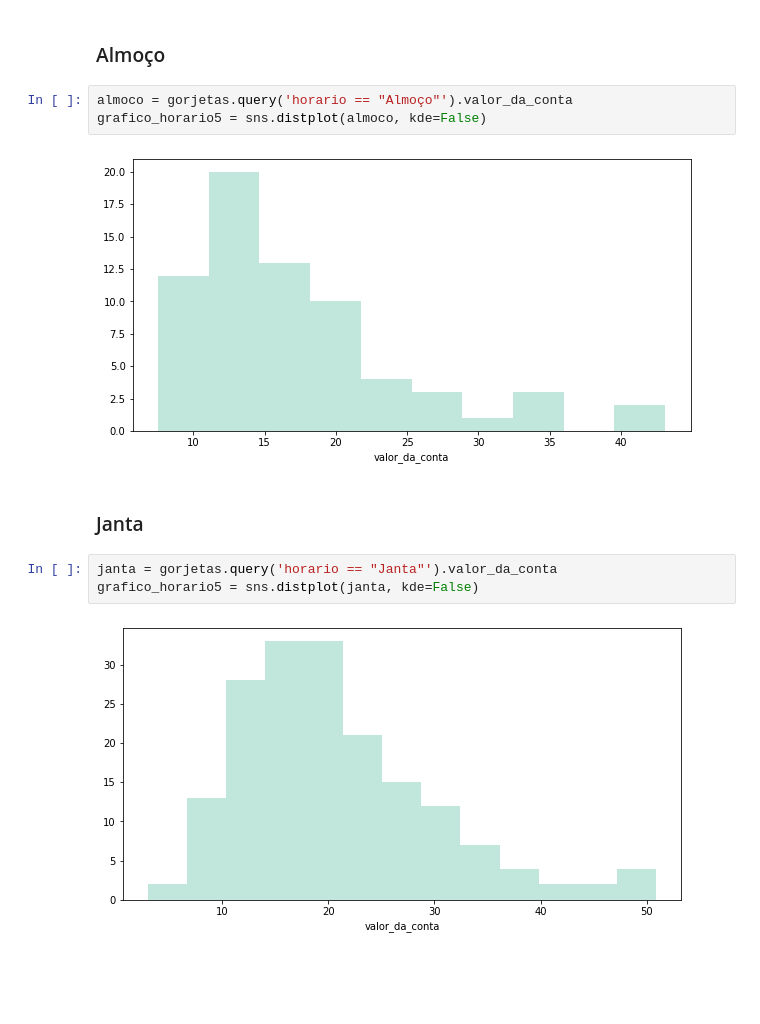
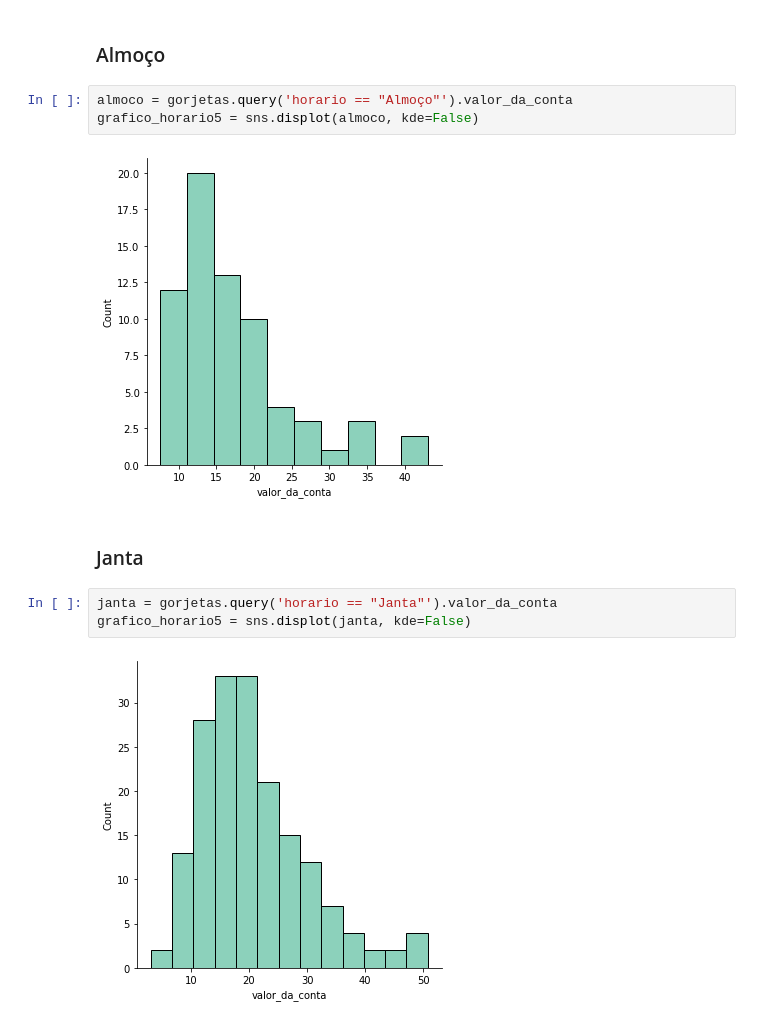
Before and after one commit to strawndri/data-visualization, a Jupyter notebook: Notebooks/Gorjetas.ipynb, the cells around one changed output. Drawn from its saved outputs; the diff is of its cells as text; blank space fills up the shorter version.

Commit message:
Update - Distplot to a new version (Displot)

```diff
--- a/Notebooks/Gorjetas.ipynb
+++ b/Notebooks/Gorjetas.ipynb
@@ -438,13 +438,13 @@ grafico_horario4 = sns.boxplot(x='horario', y='valor_da_conta', data=gorjetas)
 ### Almoço
 # %%
 almoco = gorjetas.query('horario == "Almoço"').valor_da_conta
-grafico_horario5 = sns.distplot(almoco, kde=False)
+grafico_horario5 = sns.displot(almoco, kde=False)
 # %% [output]
-[figure, old version]
+[figure, new version]
 # %% [markdown]
 ### Janta
 # %%
 janta = gorjetas.query('horario == "Janta"').valor_da_conta
-grafico_horario5 = sns.distplot(janta, kde=False)
+grafico_horario5 = sns.displot(janta, kde=False)
 # %% [output]
-[figure, old version]
+[figure, new version]
```
